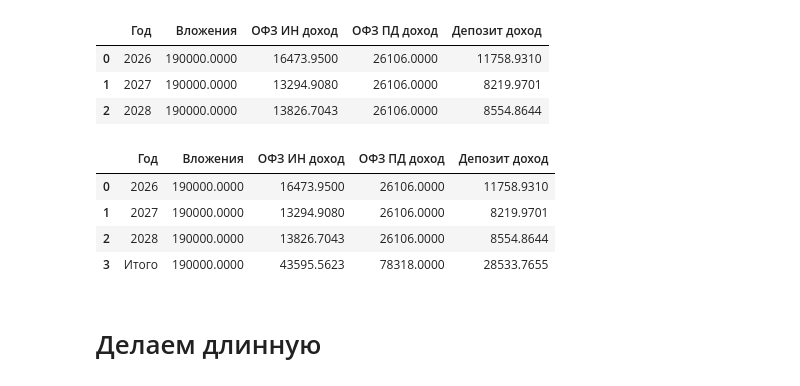
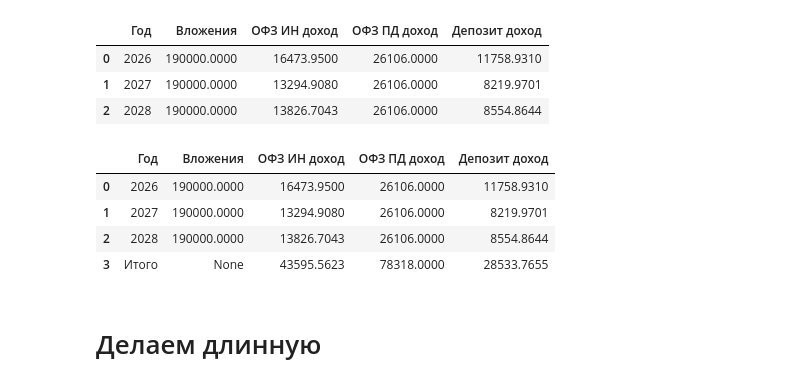
Before and after one commit to DOC8048/ofz-in-l, a Jupyter notebook: ОФЗ ИН (л).ipynb, the cells around one changed output. Cells and saved outputs as stored; diff of their text form; code cells hidden in the pictures.

```diff
--- a/ОФЗ ИН (л).ipynb
+++ b/ОФЗ ИН (л).ipynb
@@ -370,35 +333,35 @@ svodnay_dont_merge
 # %% [markdown]
 # Делаем таблицу с merge
 # %%
-ofz_in_l_2 = ofz_in_l[['Год', 'На руках у человека, руб']].copy()
-ofz_in_l_2.rename(columns={'На руках у человека, руб': 'Вложения'}, inplace=True)
-ofz_in_l_2
+df_s_merge = ofz_in_l[['Год', 'На руках у человека, руб']].copy()
+df_s_merge.rename(columns={'На руках у человека, руб': 'Вложения'}, inplace=True)
+df_s_merge
 # %% [output]
 |  | Год | Вложения |
 | 0 | 2026 | 190000.0000 |
 | 1 | 2027 | 190000.0000 |
 | 2 | 2028 | 190000.0000 |
 # %%
-ofz_in_l_2['ОФЗ ИН доход'] = ofz_in_l['Индексация номинала']* ofz_in_l['Облигаций штук'] + ofz_in_l['Доход без вычета']
-ofz_in_l_2
+df_s_merge['ОФЗ ИН доход'] = ofz_in_l['Индексация номинала']* ofz_in_l['Облигаций штук'] + ofz_in_l['Доход без вычета']
+df_s_merge
 # %% [output]
 |  | Год | Вложения | ОФЗ ИН доход |
 | 0 | 2026 | 190000.0000 | 16473.9500 |
 | 1 | 2027 | 190000.0000 | 13294.9080 |
 | 2 | 2028 | 190000.0000 | 13826.7043 |
 # %%
-ofz_in_l_2 = ofz_in_l_2.merge(ofz_pd[['Год', 'Доход, руб']], on='Год', how='left')
-ofz_in_l_2.rename(columns={'Доход, руб': 'ОФЗ ПД доход'}, inplace=True)
-ofz_in_l_2
+df_s_merge = df_s_merge.merge(ofz_pd[['Год', 'Доход, руб']], on='Год', how='left')
+df_s_merge.rename(columns={'Доход, руб': 'ОФЗ ПД доход'}, inplace=True)
+df_s_merge
 # %% [output]
 |  | Год | Вложения | ОФЗ ИН доход | ОФЗ ПД доход |
 | 0 | 2026 | 190000.0000 | 16473.9500 | 26106.0000 |
 | 1 | 2027 | 190000.0000 | 13294.9080 | 26106.0000 |
 | 2 | 2028 | 190000.0000 | 13826.7043 | 26106.0000 |
 # %%
-ofz_in_l_2 = ofz_in_l_2.merge(depozit[['Год', 'Проценты']], on='Год', how='left')
-ofz_in_l_2.rename(columns={'Проценты': 'Депозит доход'}, inplace=True)
-ofz_in_l_2
+df_s_merge = df_s_merge.merge(depozit[['Год', 'Проценты']], on='Год', how='left')
+df_s_merge.rename(columns={'Проценты': 'Депозит доход'}, inplace=True)
+df_s_merge
 # %% [output]
 |  | Год | Вложения | ОФЗ ИН доход | ОФЗ ПД доход | Депозит доход |
 | 0 | 2026 | 190000.0000 | 16473.9500 | 26106.0000 | 11758.9310 |
@@ -406,17 +369,17 @@ ofz_in_l_2
 | 2 | 2028 | 190000.0000 | 13826.7043 | 26106.0000 | 8554.8644 |
 # %%
 # строка итого
-total_row = ofz_in_l_2[['ОФЗ ИН доход', 'ОФЗ ПД доход', 'Депозит доход']].sum()
+total_row = df_s_merge[['ОФЗ ИН доход', 'ОФЗ ПД доход', 'Депозит доход']].sum()
 total_row['Год'] = 'Итого'
-total_row['Вложения'] = ofz_in_l_2['Вложения'].iloc[0]  # начальные вложения (одинаковы)
-ofz_in_l_2 = pd.concat([ofz_in_l_2, pd.DataFrame([total_row])], ignore_index=True)
-ofz_in_l_2
+total_row['Вложения'] = None
+df_s_merge = pd.concat([df_s_merge, pd.DataFrame([total_row])], ignore_index=True)
+df_s_merge
 # %% [output]
 |  | Год | Вложения | ОФЗ ИН доход | ОФЗ ПД доход | Депозит доход |
 | 0 | 2026 | 190000.0000 | 16473.9500 | 26106.0000 | 11758.9310 |
 | 1 | 2027 | 190000.0000 | 13294.9080 | 26106.0000 | 8219.9701 |
 | 2 | 2028 | 190000.0000 | 13826.7043 | 26106.0000 | 8554.8644 |
-| 3 | Итого | 190000.0000 | 43595.5623 | 78318.0000 | 28533.7655 |
+| 3 | Итого | None | 43595.5623 | 78318.0000 | 28533.7655 |
 # %% [markdown]
 # Делаем длинную
 # %%
```
Also changed, not shown: parts of 13 cells of this notebook, 2 other files.
